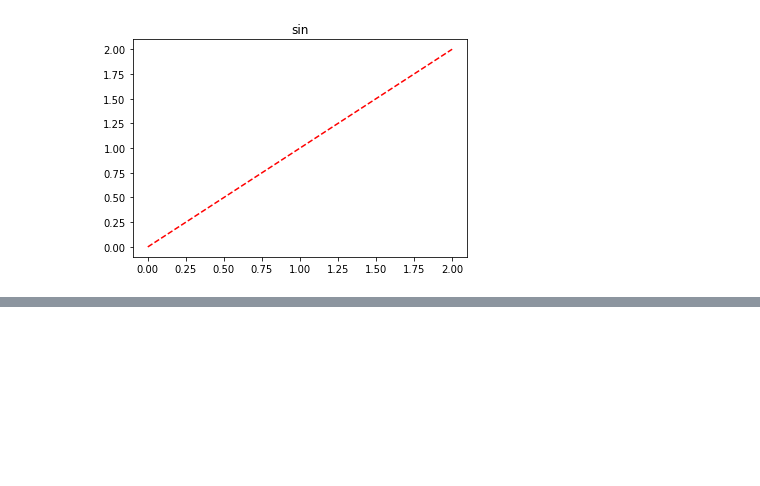
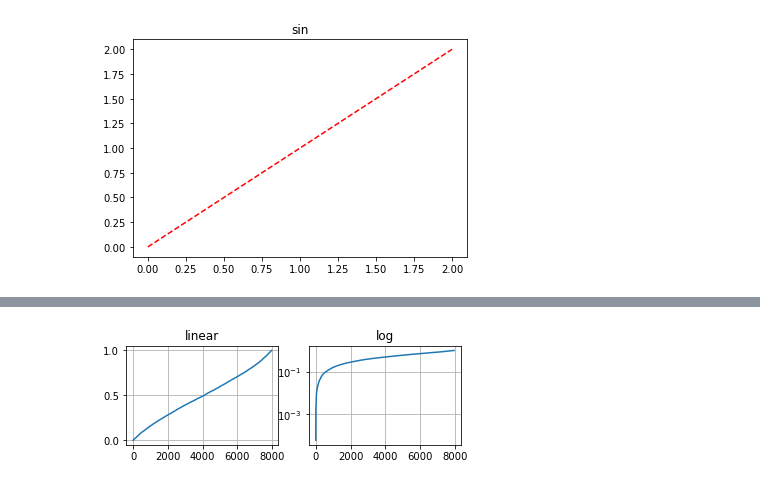
Before and after one commit to Lvwenchao/DeepLearning, a Jupyter notebook: DeepLearn/matplotlib/plot.ipynb, the cells around one changed output, grey strips where cells are left out. Cells and saved outputs as stored; diff of their text form; code cells hidden in the pictures; blank space fills up the shorter version.

```diff
--- a/DeepLearn/matplotlib/plot.ipynb
+++ b/DeepLearn/matplotlib/plot.ipynb
@@ -56,0 +62,21 @@ plt.show()
+# %%
+np.random.seed(19680801)
+plt.subplot(221)
+y = np.random.normal(loc=0.5,scale=0.4,size=10000)
+y = y[(y>0)  & (y<1)]
+y.sort()
+x = np.arange(len(y))
+
+plt.subplot(221)
+plt.plot(x,y)
+plt.title('linear')
+plt.yscale('linear')
+
+plt.grid(True)
+plt.subplot(222)
+plt.plot(x,y)
+plt.title('log')
+plt.yscale('log')
+plt.grid(True)
+# %% [output]
+[figure, added]
```
Also changed, not shown: parts of 4 cells of this notebook, 11 other files.
